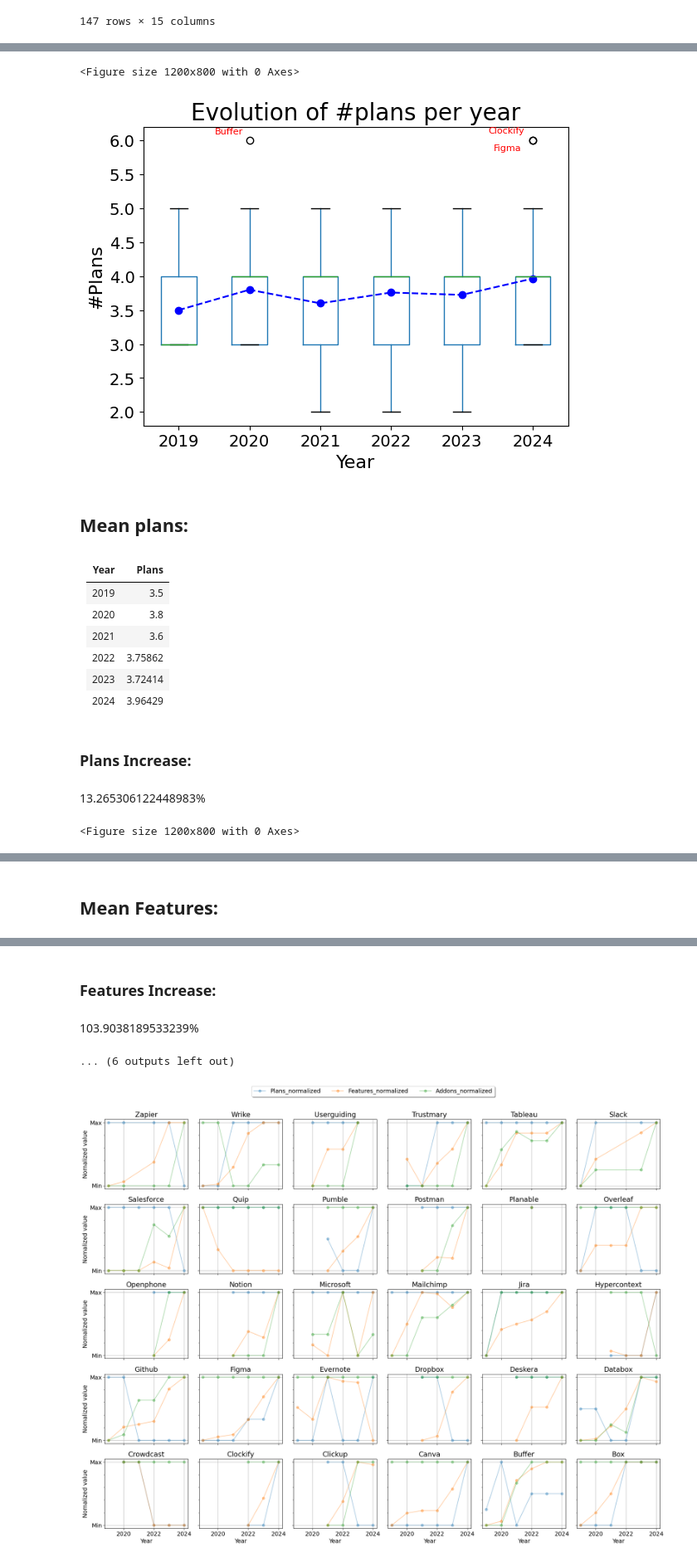
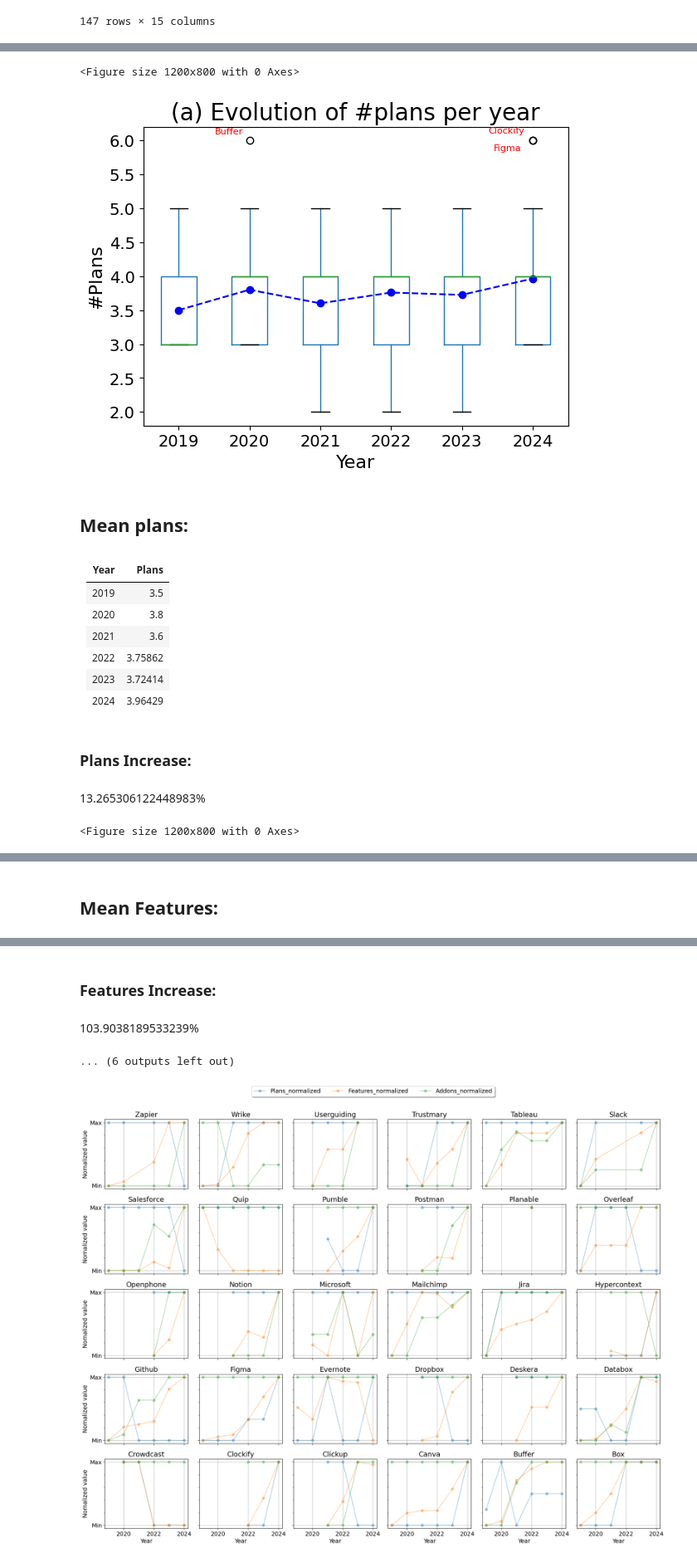
Before and after one commit to isa-group/SaaS-analysis, a Jupyter notebook: scripts/analytics/figures.ipynb, the cells around one changed output, grey strips where cells are left out. Shown at 83% size. Drawn from its saved outputs; the diff is of its cells as text; code cells hidden in the pictures.

Commit message:
Added index in the titles of the boxplots

```diff
--- a/scripts/analytics/figures.ipynb
+++ b/scripts/analytics/figures.ipynb
@@ -343,11 +343,12 @@ means = df.groupby('Year')['Plans'].mean()
 plt.plot(means.index-2018, means.values, color='blue', marker='o', linestyle='--', label='Median')
 
 
-plt.title('Evolution of #plans per year', fontsize=titleSize)
+plt.title('(a) Evolution of #plans per year', fontsize=titleSize)
 plt.suptitle('')
 plt.xlabel('Year', fontsize=axisSize)
 plt.ylabel('#Plans',fontsize=axisSize)
 plt.savefig("./../../figures/SaaS_Plans_Distribution_Evolution.pdf", format='pdf', dpi=300)
+plt.savefig("./../../figures/SaaS_Plans_Distribution_Evolution.png", format='png', dpi=300)
 plt.show()
 display(Markdown("## Mean plans:"))
 display(Markdown(means.to_markdown()))
@@ -376,11 +377,12 @@ adjust_text(texts, expand=(1.2, 1.2))
 means = df.groupby('Year')['Features'].mean()
 plt.plot(means.index-2018, means.values, color='blue', marker='o', linestyle='--', label='Median')
 
-plt.title('Evolution of #features per year', fontsize=titleSize)
+plt.title('(b) Evolution of #features per year', fontsize=titleSize)
 plt.suptitle('')
 plt.xlabel('Year', fontsize=axisSize)
 plt.ylabel('#Features', fontsize=axisSize)
 plt.savefig("./../../figures/SaaS_Features_Distribution_Evolution.pdf", format='pdf', dpi=300)
+plt.savefig("./../../figures/SaaS_Features_Distribution_Evolution.png", format='png', dpi=300)
 plt.show()
 
 display(Markdown("## Mean Features:"))
@@ -395,35 +397,36 @@ texts = []
 for year in df['Year'].unique():
     year_data = df[df['Year'] == year]
     q1 = year_data['Addons'].quantile(0.25)
     q3 = year_data['Addons'].quantile(0.75)
     iqr = q3 - q1
     lower_bound = q1 - 1.5 * iqr
     upper_bound = q3 + 1.5 * iqr
     outliers = year_data[(year_data['Addons'] < lower_bound) | (year_data['Addons'] > upper_bound)]
 
     for idx, row in outliers.iterrows():
         texts.append(plt.gca().text(row['Year']-2018.1, row['Addons'], row['Saas'], horizontalalignment='right', fontsize=outliersSize, color='red'))
 adjust_text(texts, expand=(1.2, 1.1))
 
 # Calculate means and add line showing its evolution
 means = df.groupby('Year')['Addons'].mean()
 
 plt.plot(means.index-2018, means.values, color='blue', marker='o', linestyle='--', label='Median')
 
-plt.title('Evolution of #addons per year', fontsize=titleSize)
+plt.title('(c) Evolution of #addons per year', fontsize=titleSize)
 plt.suptitle('')
 plt.xlabel('Year', fontsize=axisSize)
 plt.ylabel('#Addons', fontsize=axisSize)
 plt.savefig("./../../figures/SaaS_Addons_Distribution_Evolution.pdf", format='pdf', dpi=300)
+plt.savefig("./../../figures/SaaS_Addons_Distribution_Evolution.png", format='png', dpi=300)
 plt.show()
 
 display(Markdown("## Mean addons:"))
 display(Markdown(means.to_markdown()))
 display(Markdown("### Addons Increase:"))
 display(Markdown(str((means[2024]/means[2019] -1)*100)+"%"))
 # %% [output]
 <Figure size 1200x800 with 0 Axes>
-[figure, old version]
+[figure, new version]
 ## Mean plans:
 |   Year |   Plans |
 |-------:|--------:|
```
Also changed, not shown: parts of 1 cell of this notebook, 6 other files.
